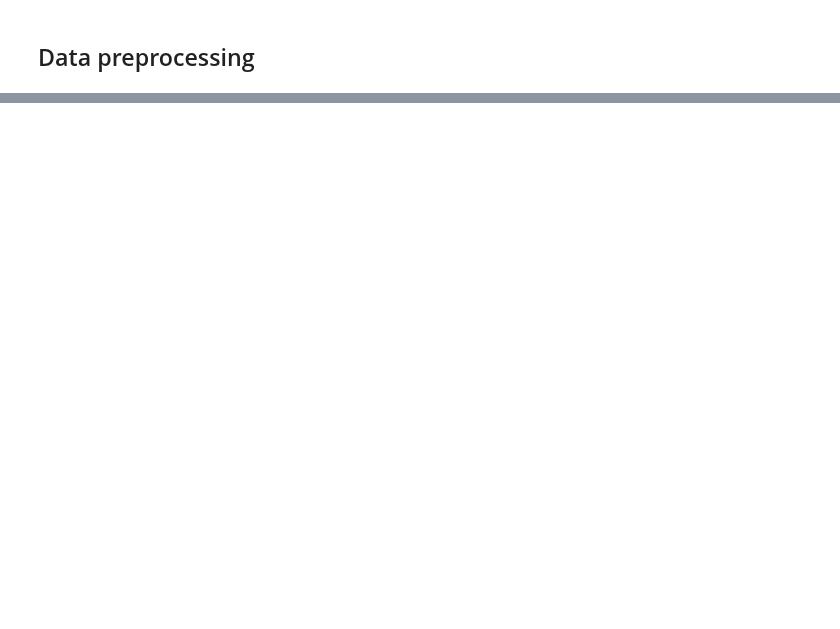
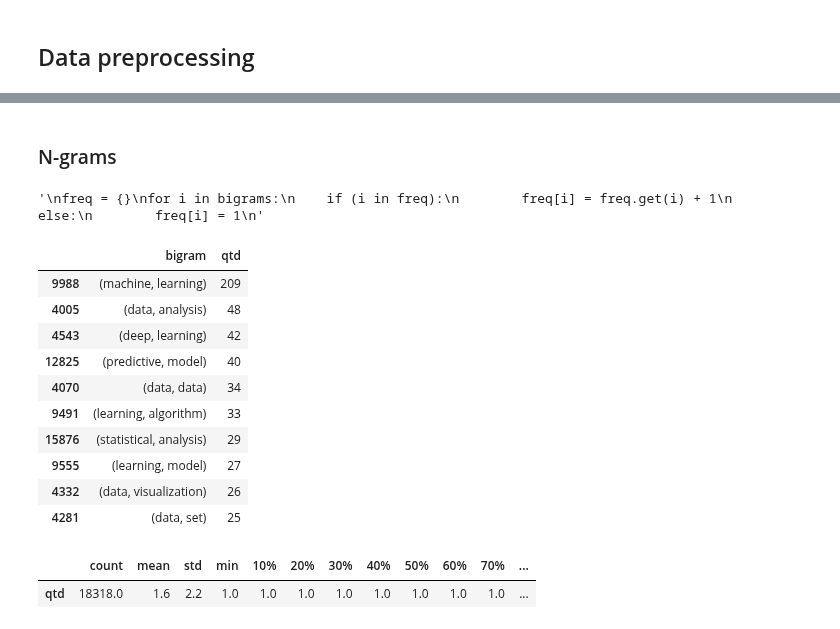
Before and after one commit to rknagao/studies, a Jupyter notebook: skills_keywords/notebook.ipynb, the cells around one changed output, grey strips where cells are left out. Drawn from its saved outputs; the diff is of its cells as text; code cells hidden in the pictures; blank space fills up the shorter version.

```diff
--- a/skills_keywords/notebook.ipynb
+++ b/skills_keywords/notebook.ipynb
@@ -336,0 +395,2 @@ advanced_preprocessing(tokens)
+# %% [markdown]
+### N-grams
@@ -336,0 +410,31 @@ advanced_preprocessing(tokens)
+# %%
+# Counting frequency.
+'''
+freq = {}
+for i in bigrams:
+    if (i in freq):
+        freq[i] = freq.get(i) + 1
+    else:
+        freq[i] = 1
+'''
+# %% [output]
+'\nfreq = {}\nfor i in bigrams:\n    if (i in freq):\n        freq[i] = freq.get(i) + 1\n    else:\n        freq[i] = 1\n'
+# %%
+# Organizing the bigram
+df_bi = pd.DataFrame({'bigram': bigrams})
+df_bi['qtd'] = 1
+df_bi = df_bi.groupby('bigram', as_index=False).count().sort_values('qtd', ascending=False)
+
+df_bi.head(10)
+# %% [output]
+|  | bigram | qtd |
+| 9988 | (machine, learning) | 209 |
+| 4005 | (data, analysis) | 48 |
+| 4543 | (deep, learning) | 42 |
+| 12825 | (predictive, model) | 40 |
+| 4070 | (data, data) | 34 |
+| 9491 | (learning, algorithm) | 33 |
+| 15876 | (statistical, analysis) | 29 |
+| 9555 | (learning, model) | 27 |
+| 4332 | (data, visualization) | 26 |
+| 4281 | (data, set) | 25 |
@@ -336,0 +446,5 @@ advanced_preprocessing(tokens)
+# %%
+df_bi.describe(percentiles=perc).T.round(1)
+# %% [output]
+|  | count | mean | std | min | 10% | 20% | 30% | 40% | 50% | 60% | 70% | ... |
+| qtd | 18318.0 | 1.6 | 2.2 | 1.0 | 1.0 | 1.0 | 1.0 | 1.0 | 1.0 | 1.0 | 1.0 | ... |
```
Also changed, not shown: parts of 22 cells of this notebook.
